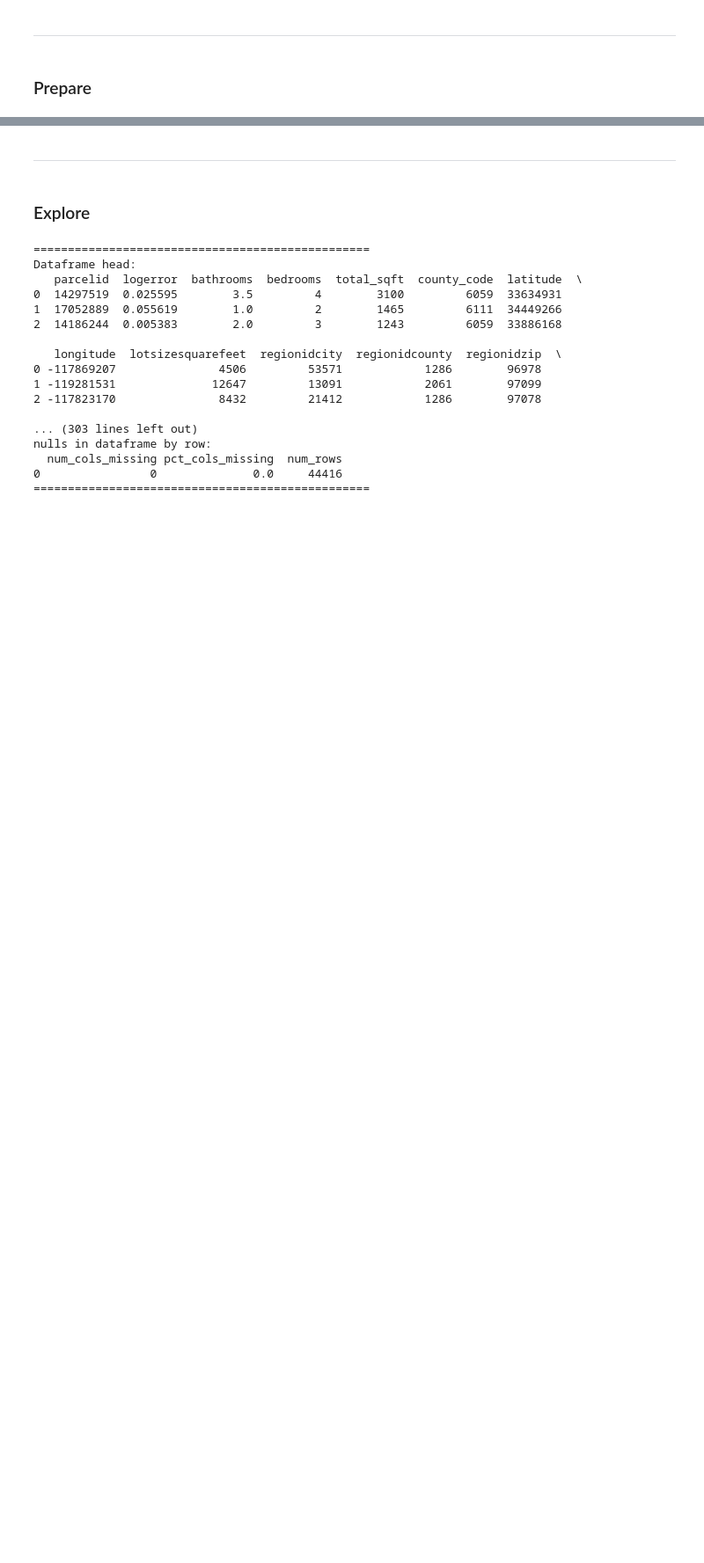
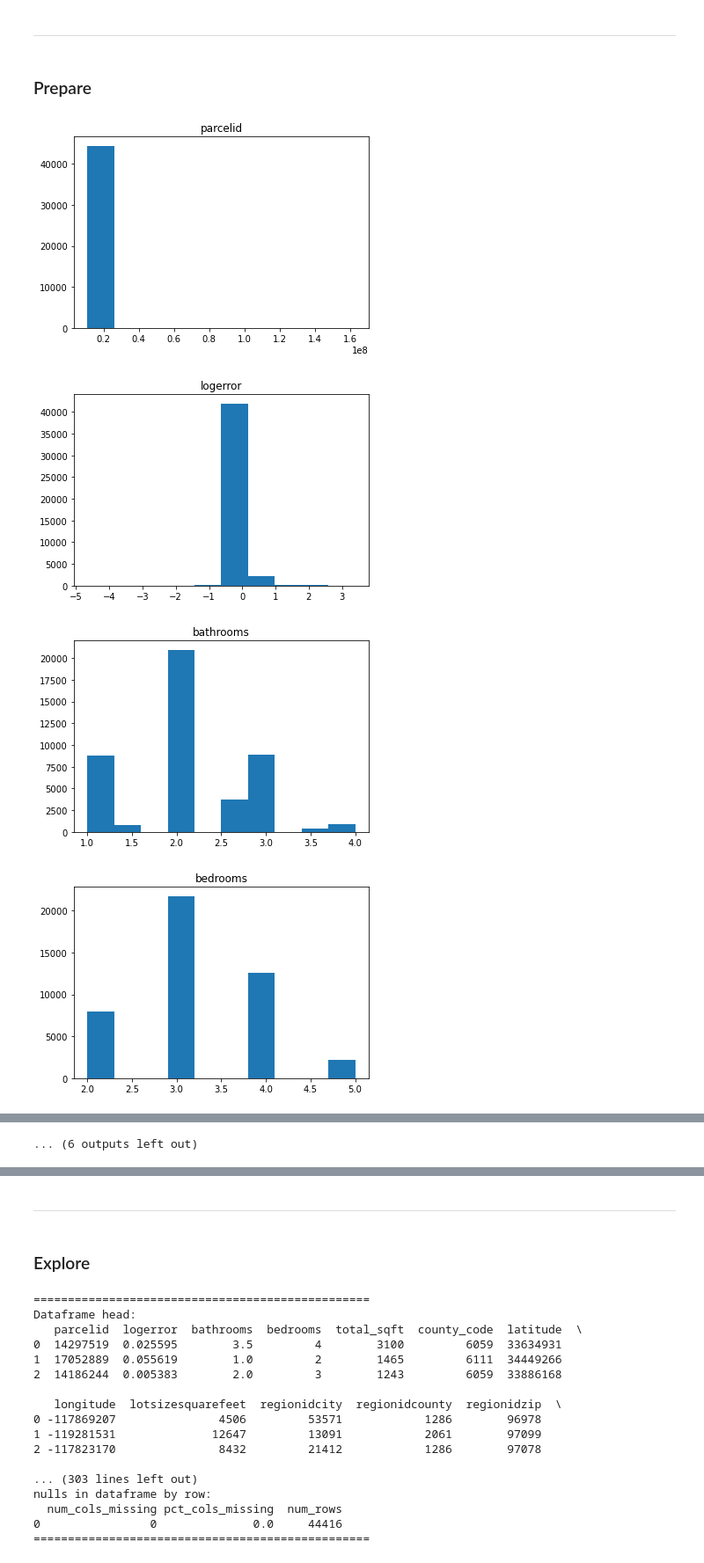
Before and after one commit to natasharivers/Zillow_Clustering_Project, a Jupyter notebook: Untitled.ipynb, the cells around one changed output, grey strips where cells are left out. Shown at 88% size. Saved outputs shown, nothing was run; the diff lists cells and outputs as text; code cells hidden in the pictures; blank space fills up the shorter version.

```diff
--- a/Untitled.ipynb
+++ b/Untitled.ipynb
@@ -94,3 +90,15 @@ dtype: int64
 <hr style="border:2px solid black"> </hr>
 # %% [markdown]
 ### Prepare
+# %%
+#visualize distributions
+#check for outliers
+for col in zillow.columns:
+    plt.hist(zillow[col])
+    plt.title(col)
+    plt.show()
+# %% [output]
+[figure, added]
+[figure, added]
+[figure, added]
+[figure, added]
@@ -96,0 +113 @@ dtype: int64
+... (6 outputs left out)
```
Also changed, not shown: parts of 18 cells of this notebook.
